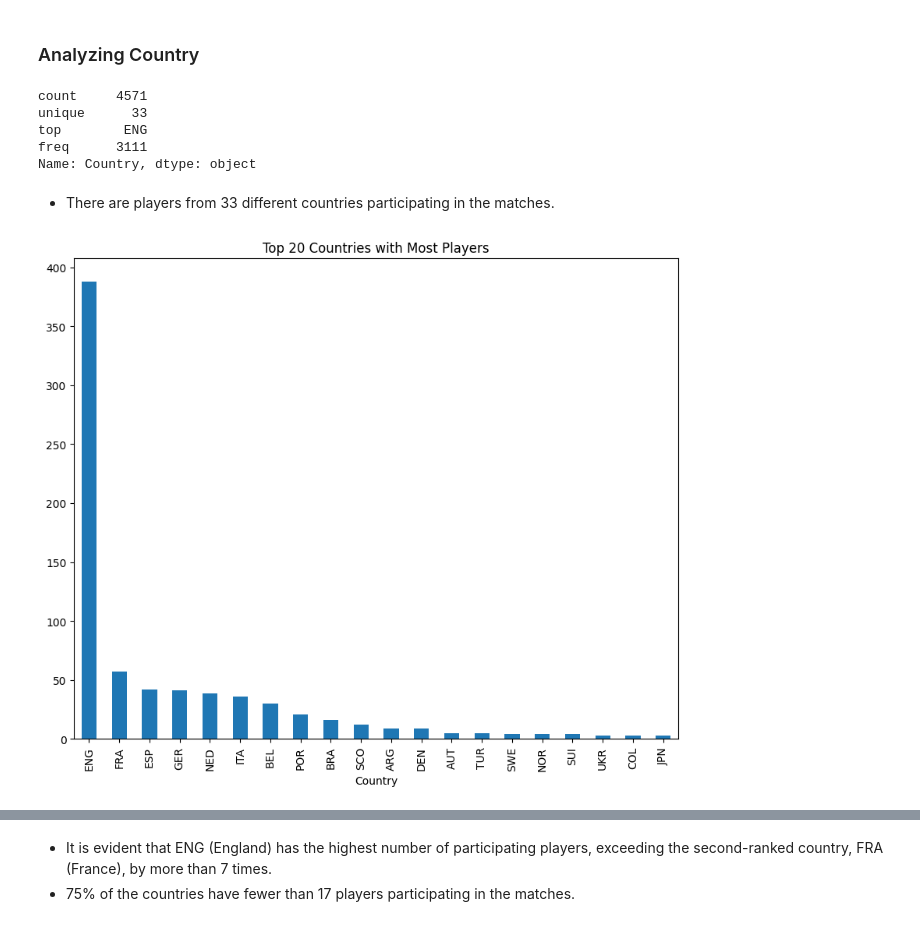
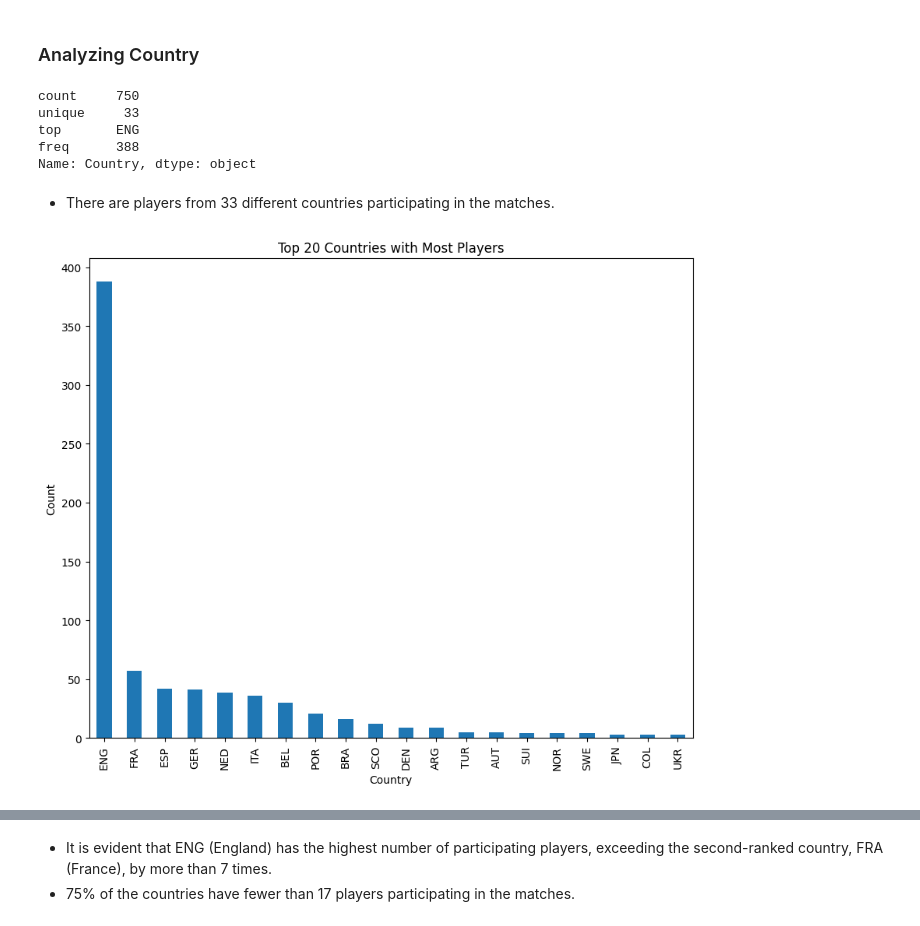
Before and after one commit to hwangdeokThien/CSC14119_IntroDS_final_project, a Jupyter notebook: src/notebooks/3.0-data_exploration.ipynb, the cells around one changed output, grey strips where cells are left out. Cells and saved outputs as stored; diff of their text form; code cells hidden in the pictures.

```diff
--- a/src/notebooks/3.0-data_exploration.ipynb
+++ b/src/notebooks/3.0-data_exploration.ipynb
@@ -174,20 +203,28 @@ Name: count, dtype: float64
 - 25% of the teams have only one player participating across the 10 seasons.
 # %% [markdown]
 ### Analyzing Country
-# %%
-df['Country'].describe()
-# %% [output]
-count     4571
-unique      33
-top        ENG
-freq      3111
-Name: Country, dtype: object
+# %%
+# Get Country data
+df_country = df[['Name', 'Country']].drop_duplicates()['Country']   # Drop dulicated rows in name and country data
+df_country.describe()
+# %% [output]
+count     750
+unique     33
+top       ENG
+freq      388
+Name: Country, dtype: object
 # %% [markdown]
 - There are players from 33 different countries participating in the matches.
 # %%
+# Visualize the distribution of players across countries for the top 20 countries
+country_count = df_country.value_counts()   # Count the occurrences of each unique value in the 'Country' column
+
+# Visualize
 plt.figure(figsize=(10,8))
-df[['Name', 'Country']].drop_duplicates()['Country'].value_counts()[:20].plot(kind='bar')
+
+country_count[:20].plot(kind='bar')
+plt.ylabel('Count')
 plt.title('Top 20 Countries with Most Players')
 plt.show()
 # %% [output]
-[figure, old version]
+[figure, new version]
```
Also changed, not shown: parts of 64 cells of this notebook.
